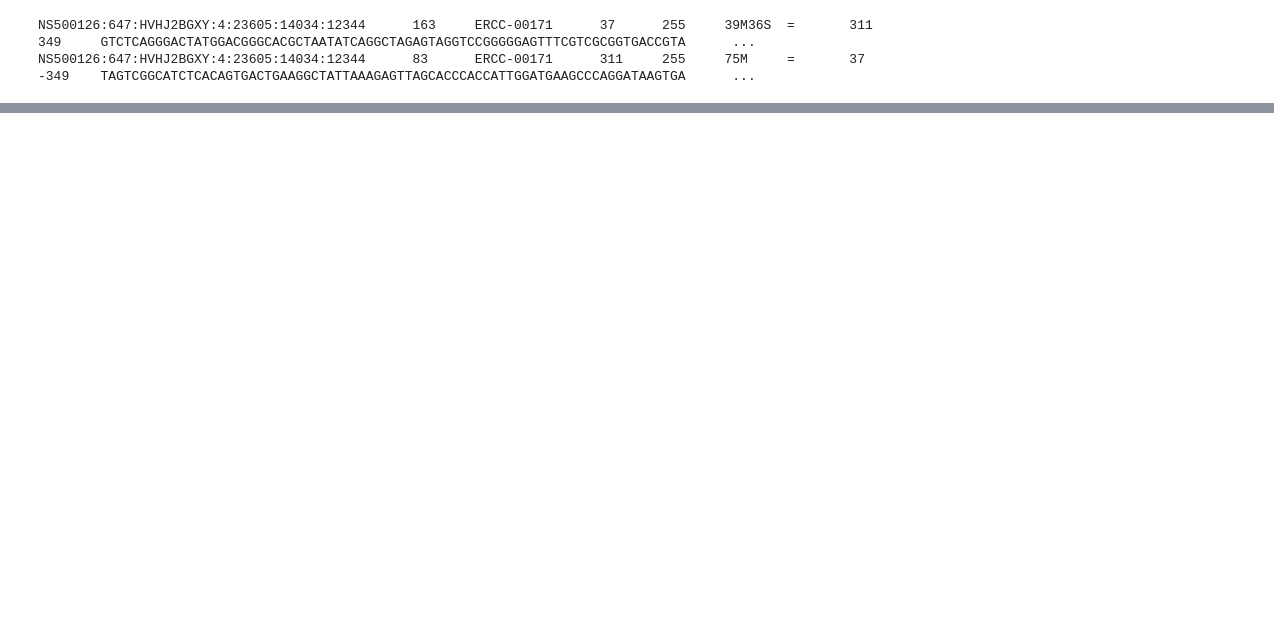
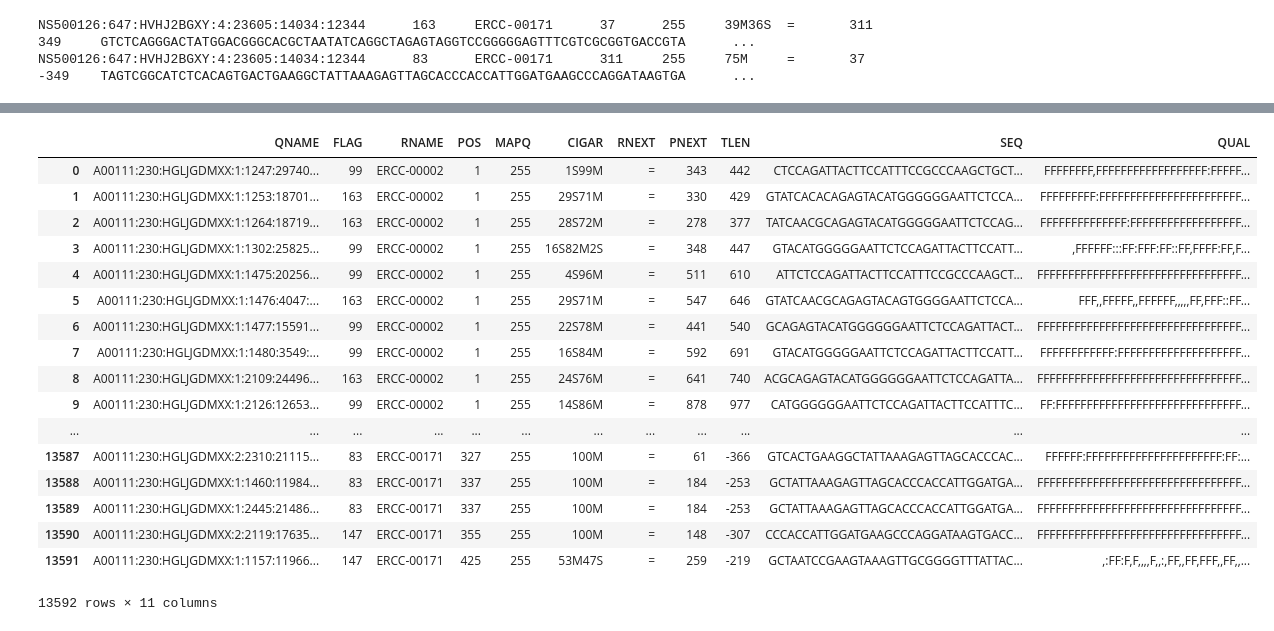
Before and after one commit to czbiohub/ercc_exploration, a Jupyter notebook: ercc_scratch.ipynb, the cells around one changed output, grey strips where cells are left out. Cells and saved outputs as stored; diff of their text form; code cells hidden in the pictures; blank space fills up the shorter version.

Commit message:
adding cigar_scratch

```diff
--- a/ercc_scratch.ipynb
+++ b/ercc_scratch.ipynb
@@ -60,0 +121,23 @@ NS500126:647:HVHJ2BGXY:4:23605:14034:12344      83      ERCC-00171      311
+# %%
+# why do they all have mapping quality 255?
+A16_B001008_ercc_lines.columns = ['QNAME', 'FLAG', 'RNAME', 'POS', 'MAPQ', 'CIGAR', 'RNEXT', 'PNEXT', 'TLEN', 'SEQ', 'QUAL']
+A16_B001008_ercc_lines
+# %% [output]
+|  | QNAME | FLAG | RNAME | POS | MAPQ | CIGAR | RNEXT | PNEXT | TLEN | SEQ | QUAL |
+| 0 | A00111:230:HGLJGDMXX:1:1247:29740... | 99 | ERCC-00002 | 1 | 255 | 1S99M | = | 343 | 442 | CTCCAGATTACTTCCATTTCCGCCCAAGCTGCT... | FFFFFFFF,FFFFFFFFFFFFFFFFFF:FFFFF... |
+| 1 | A00111:230:HGLJGDMXX:1:1253:18701... | 163 | ERCC-00002 | 1 | 255 | 29S71M | = | 330 | 429 | GTATCACACAGAGTACATGGGGGGAATTCTCCA... | FFFFFFFFF:FFFFFFFFFFFFFFFFFFFFFFF... |
+| 2 | A00111:230:HGLJGDMXX:1:1264:18719... | 163 | ERCC-00002 | 1 | 255 | 28S72M | = | 278 | 377 | TATCAACGCAGAGTACATGGGGGAATTCTCCAG... | FFFFFFFFFFFFFF:FFFFFFFFFFFFFFFFFF... |
+| 3 | A00111:230:HGLJGDMXX:1:1302:25825... | 99 | ERCC-00002 | 1 | 255 | 16S82M2S | = | 348 | 447 | GTACATGGGGGAATTCTCCAGATTACTTCCATT... | ,FFFFFF:::FF:FFF:FF::FF,FFFF:FF,F... |
+| 4 | A00111:230:HGLJGDMXX:1:1475:20256... | 99 | ERCC-00002 | 1 | 255 | 4S96M | = | 511 | 610 | ATTCTCCAGATTACTTCCATTTCCGCCCAAGCT... | FFFFFFFFFFFFFFFFFFFFFFFFFFFFFFFFF... |
+| 5 | A00111:230:HGLJGDMXX:1:1476:4047:... | 163 | ERCC-00002 | 1 | 255 | 29S71M | = | 547 | 646 | GTATCAACGCAGAGTACAGTGGGGAATTCTCCA... | FFF,,FFFFF,,FFFFFF,,,,,FF,FFF::FF... |
+| 6 | A00111:230:HGLJGDMXX:1:1477:15591... | 99 | ERCC-00002 | 1 | 255 | 22S78M | = | 441 | 540 | GCAGAGTACATGGGGGGAATTCTCCAGATTACT... | FFFFFFFFFFFFFFFFFFFFFFFFFFFFFFFFF... |
+| 7 | A00111:230:HGLJGDMXX:1:1480:3549:... | 99 | ERCC-00002 | 1 | 255 | 16S84M | = | 592 | 691 | GTACATGGGGGAATTCTCCAGATTACTTCCATT... | FFFFFFFFFFFF:FFFFFFFFFFFFFFFFFFFF... |
+| 8 | A00111:230:HGLJGDMXX:1:2109:24496... | 163 | ERCC-00002 | 1 | 255 | 24S76M | = | 641 | 740 | ACGCAGAGTACATGGGGGGAATTCTCCAGATTA... | FFFFFFFFFFFFFFFFFFFFFFFFFFFFFFFFF... |
+| 9 | A00111:230:HGLJGDMXX:1:2126:12653... | 99 | ERCC-00002 | 1 | 255 | 14S86M | = | 878 | 977 | CATGGGGGGAATTCTCCAGATTACTTCCATTTC... | FF:FFFFFFFFFFFFFFFFFFFFFFFFFFFFFF... |
+| ... | ... | ... | ... | ... | ... | ... | ... | ... | ... | ... | ... |
+| 13587 | A00111:230:HGLJGDMXX:2:2310:21115... | 83 | ERCC-00171 | 327 | 255 | 100M | = | 61 | -366 | GTCACTGAAGGCTATTAAAGAGTTAGCACCCAC... | FFFFFF:FFFFFFFFFFFFFFFFFFFFFF:FF:... |
+| 13588 | A00111:230:HGLJGDMXX:1:1460:11984... | 83 | ERCC-00171 | 337 | 255 | 100M | = | 184 | -253 | GCTATTAAAGAGTTAGCACCCACCATTGGATGA... | FFFFFFFFFFFFFFFFFFFFFFFFFFFFFFFFF... |
+| 13589 | A00111:230:HGLJGDMXX:1:2445:21486... | 83 | ERCC-00171 | 337 | 255 | 100M | = | 184 | -253 | GCTATTAAAGAGTTAGCACCCACCATTGGATGA... | FFFFFFFFFFFFFFFFFFFFFFFFFFFFFFFFF... |
+| 13590 | A00111:230:HGLJGDMXX:2:2119:17635... | 147 | ERCC-00171 | 355 | 255 | 100M | = | 148 | -307 | CCCACCATTGGATGAAGCCCAGGATAAGTGACC... | FFFFFFFFFFFFFFFFFFFFFFFFFFFFFFFFF... |
+| 13591 | A00111:230:HGLJGDMXX:1:1157:11966... | 147 | ERCC-00171 | 425 | 255 | 53M47S | = | 259 | -219 | GCTAATCCGAAGTAAAGTTGCGGGGTTTATTAC... | ,:FF:F,F,,,,F,,:,FF,,FF,FFF,,FF,,... |
+13592 rows × 11 columns
```
Also changed, not shown: parts of 14 cells of this notebook.
